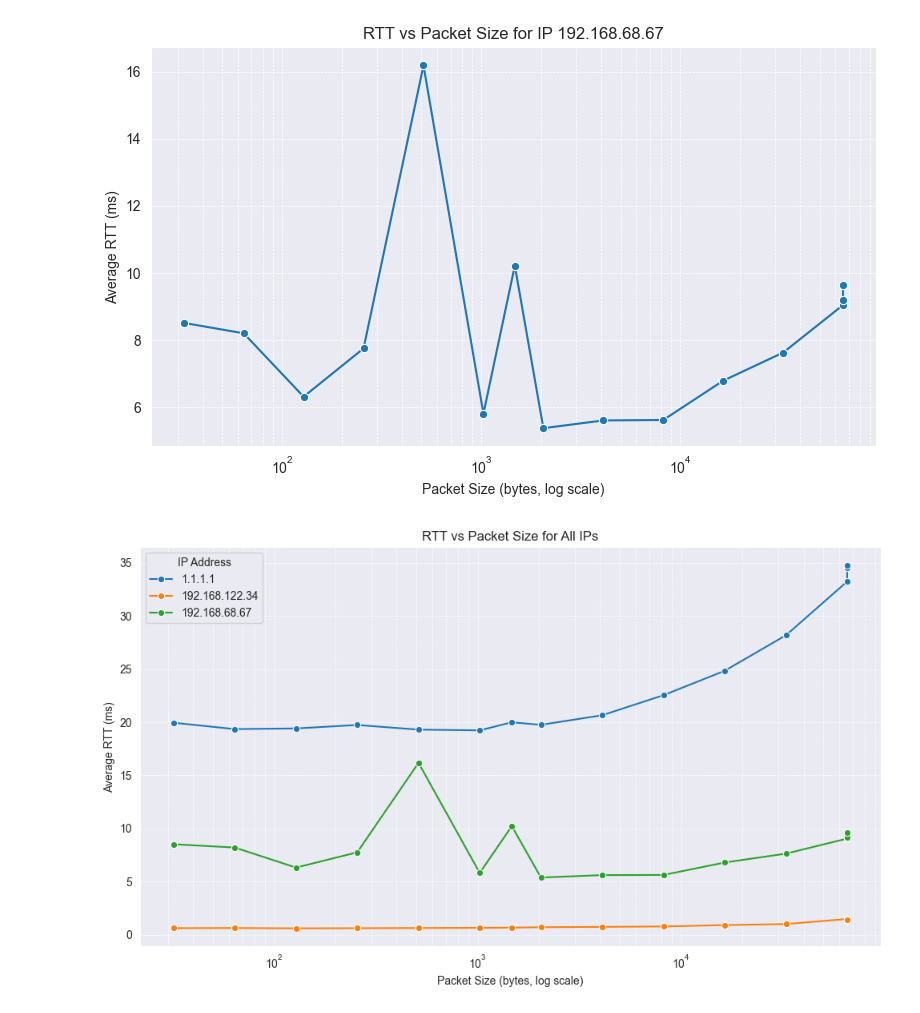
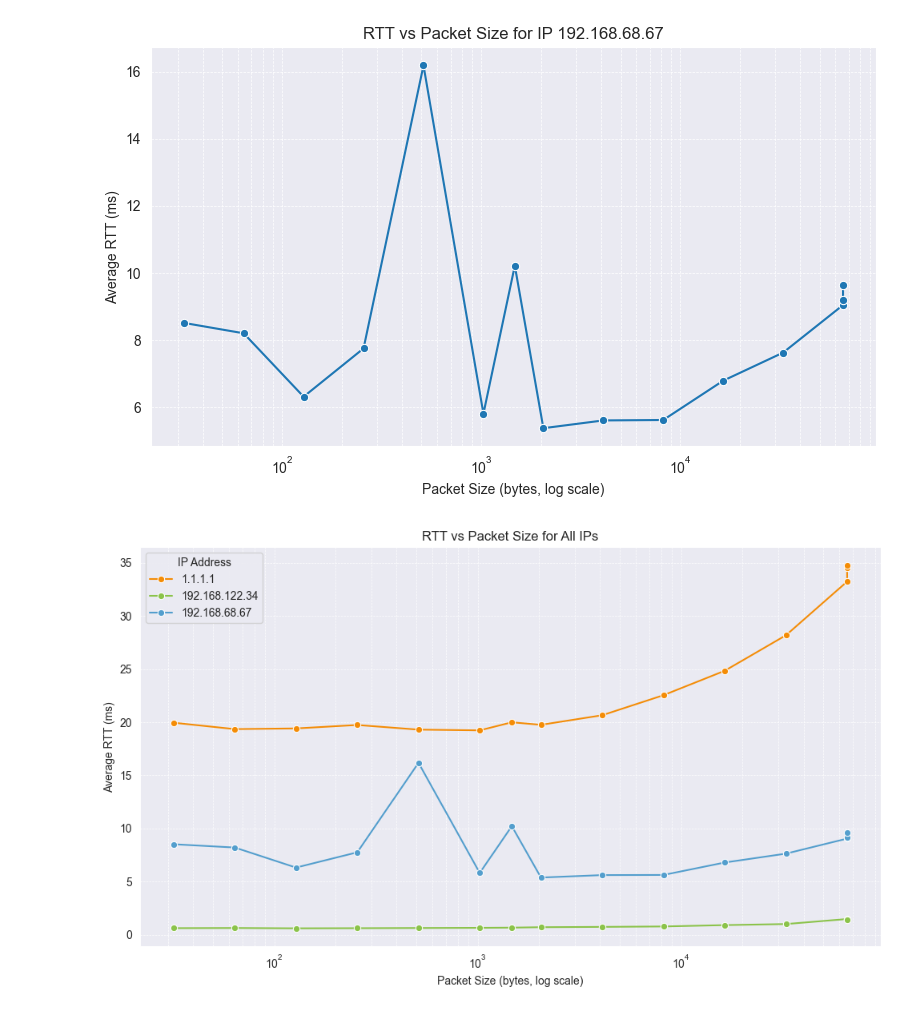
Before and after one commit to Elseter/sec498, a Jupyter notebook: size_visualizer.ipynb, the cells around one changed output. Drawn from its saved outputs; the diff is of its cells as text; code cells hidden in the pictures.

Commit message:
Update Colors to match between graphs

```diff
--- a/size_visualizer.ipynb
+++ b/size_visualizer.ipynb
@@ -5,9 +5,9 @@ import pandas as pd
 
 # Directories
 log_dirs = [
-    "./speed_ping_logs_size_test_cloud",
-    "./speed_ping_logs_size_test_internal",
-    "./speed_ping_logs_size_test_network"
+    "./Ping_Logs/speed_ping_logs_size_test_cloud",
+    "./Ping_Logs/speed_ping_logs_size_test_internal",
+    "./Ping_Logs/speed_ping_logs_size_test_network"
 ]
 
 # Regex to extract RTT times from ping output
@@ -93,16 +93,22 @@ for ip in unique_ips:
 [figure]
 # %%
 # Plot one graph for all IPs
+custom_palette = {
+    "192.168.68.67": "#539ecd",   # Blue (originally for 1.1.1.1)
+    "1.1.1.1": "#f48c06",         # Orange (originally for 192.168.122.34)
+    "192.168.122.34": "#8bc34a"   # Green (originally for 192.168.68.67)
+}
+
 plt.figure(figsize=(10, 6))
-sns.lineplot(data=df, x="Size", y="AverageRTT", hue="IP", marker='o')
-plt.xscale("log")  # Use log scale for size to improve spacing
+sns.lineplot(data=df, x="Size", y="AverageRTT", hue="IP", palette=custom_palette, marker='o')
+plt.xscale("log")
 plt.title("RTT vs Packet Size for All IPs")
 plt.xlabel("Packet Size (bytes, log scale)")
 plt.ylabel("Average RTT (ms)")
 plt.grid(True, which="both", linestyle="--", linewidth=0.5)
 plt.legend(title="IP Address")
 plt.tight_layout()
-plt.savefig("rtt_vs_size_all_ips.png")
+plt.savefig("rtt_vs_size_all_ips_custom_colors.png")
 plt.show()
 # %% [output]
-[figure, old version]
+[figure, new version]
```
Also changed, not shown: 2 other files.
